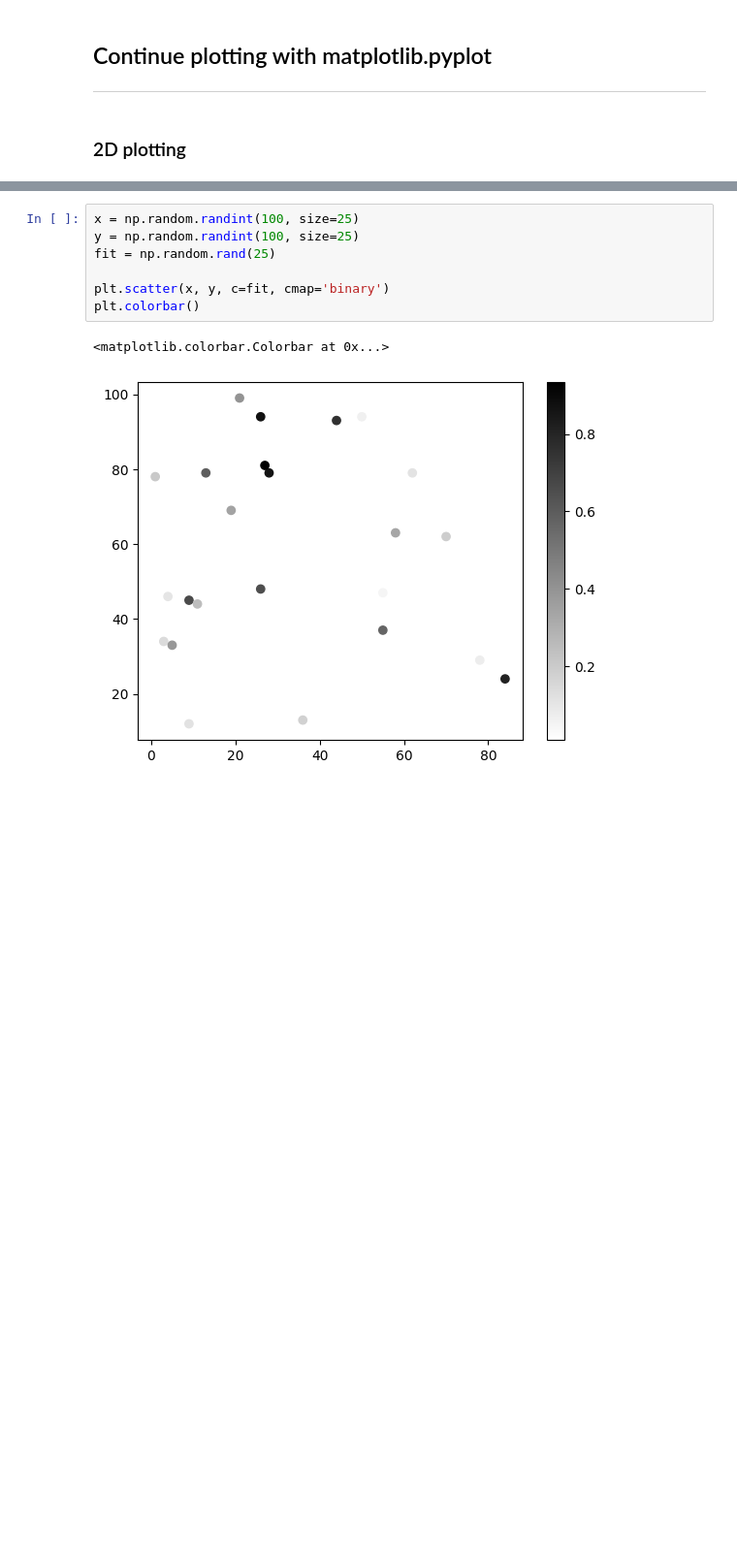
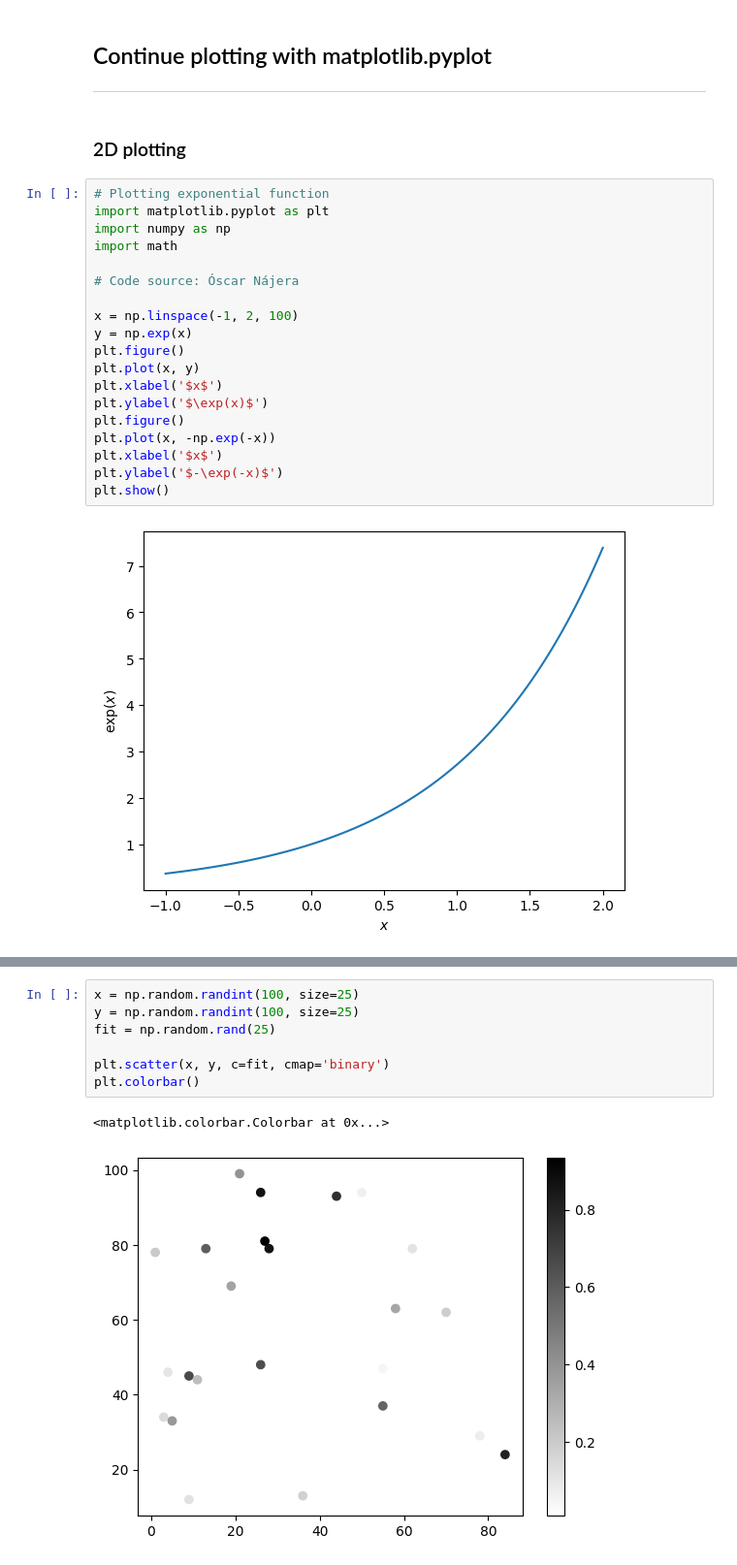
Before and after one commit to helveticae/ITHS, a Jupyter notebook: Explorations/pyplot_.ipynb, the cells around one changed output, grey strips where cells are left out. Shown: that part at 97% size. Saved outputs shown, nothing was run; the diff lists cells and outputs as text; blank space fills up the shorter version.

```diff
--- a/Explorations/pyplot_.ipynb
+++ b/Explorations/pyplot_.ipynb
@@ -3,3 +3,24 @@
 ---
 # %% [markdown]
 ### 2D plotting
+# %%
+# Plotting exponential function
+import matplotlib.pyplot as plt
+import numpy as np
+import math
+
+# Code source: Óscar Nájera
+
+x = np.linspace(-1, 2, 100)
+y = np.exp(x)
+plt.figure()
+plt.plot(x, y)
+plt.xlabel('$x$')
+plt.ylabel('$\exp(x)$')
+plt.figure()
+plt.plot(x, -np.exp(-x))
+plt.xlabel('$x$')
+plt.ylabel('$-\exp(-x)$')
+plt.show()
+# %% [output]
+[figure, added]
```
Also changed, not shown: parts of 2 cells of this notebook.
